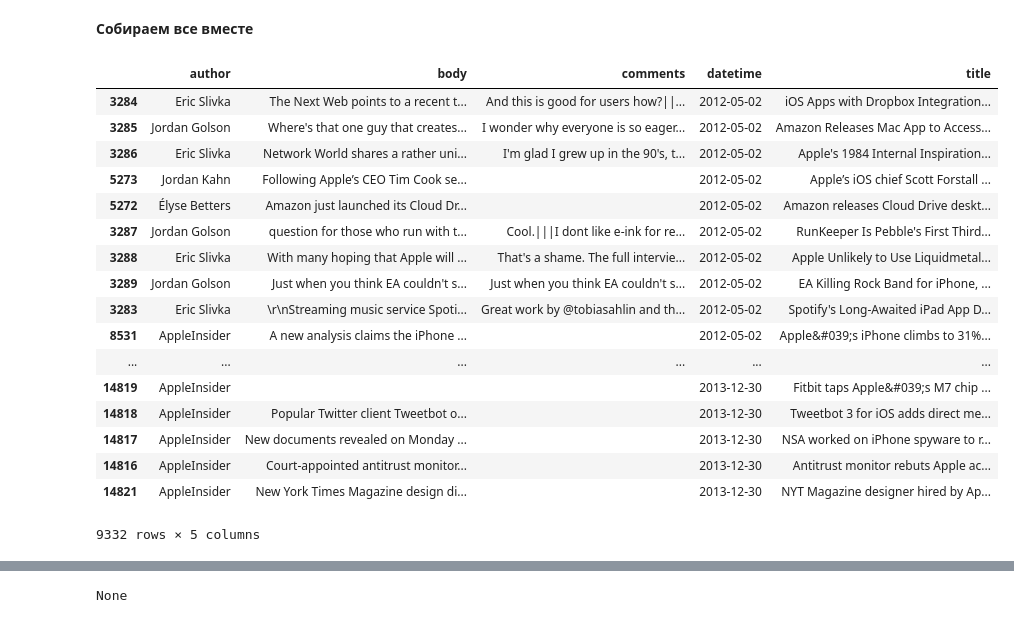
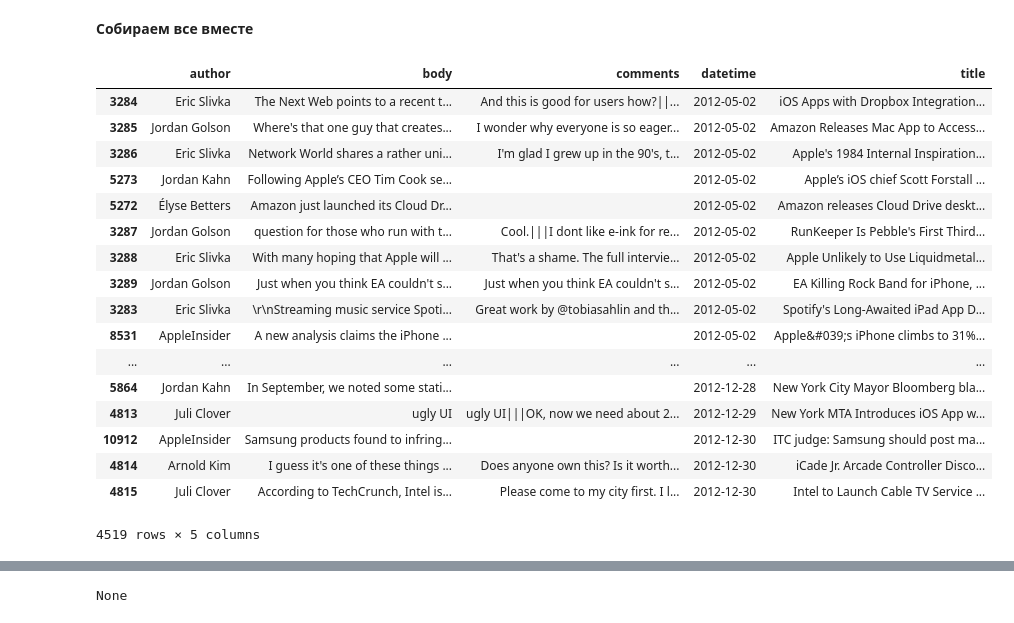
Before and after one commit to kayutenko/ExpectationsMeter, a Jupyter notebook: expectations_meter/Final.ipynb, the cells around one changed output, grey strips where cells are left out. Saved outputs shown, nothing was run; the diff lists cells and outputs as text; code cells hidden in the pictures.

```diff
--- a/expectations_meter/Final.ipynb
+++ b/expectations_meter/Final.ipynb
@@ -580,7 +617,7 @@ all_data = pd.concat([mcr, nfm ,app])
 all_data.datetime = parse_dates(list(all_data.datetime))
 all_data = all_data.sort_values('datetime')
 # del(mcr, nfm, app)
-sample = all_data.fillna('').loc[(datetime.date(2012, 5, 1) < all_data.datetime) & (all_data.datetime < datetime.date(2013, 12, 31))]
+sample = all_data.fillna('').loc[(datetime.date(2012, 5, 1) < all_data.datetime) & (all_data.datetime < datetime.date(2012, 12, 31))]
 sample
 # %% [output]
 |  | author | body | comments | datetime | title |
@@ -593,14 +630,14 @@ sample
 | 3288 | Eric Slivka | With many hoping that Apple will ... | That's a shame. The full intervie... | 2012-05-02 | Apple Unlikely to Use Liquidmetal... |
 | 3289 | Jordan Golson | Just when you think EA couldn't s... | Just when you think EA couldn't s... | 2012-05-02 | EA Killing Rock Band for iPhone, ... |
 | 3283 | Eric Slivka | \r\nStreaming music service Spoti... | Great work by @tobiasahlin and th... | 2012-05-02 | Spotify's Long-Awaited iPad App D... |
 | 8531 | AppleInsider | A new analysis claims the iPhone ... |  | 2012-05-02 | Apple&#039;s iPhone climbs to 31%... |
 | ... | ... | ... | ... | ... | ... |
-| 14819 | AppleInsider |  |  | 2013-12-30 | Fitbit taps Apple&#039;s M7 chip ... |
-| 14818 | AppleInsider | Popular Twitter client Tweetbot o... |  | 2013-12-30 | Tweetbot 3 for iOS adds direct me... |
-| 14817 | AppleInsider | New documents revealed on Monday ... |  | 2013-12-30 | NSA worked on iPhone spyware to r... |
-| 14816 | AppleInsider | Court-appointed antitrust monitor... |  | 2013-12-30 | Antitrust monitor rebuts Apple ac... |
-| 14821 | AppleInsider | New York Times Magazine design di... |  | 2013-12-30 | NYT Magazine designer hired by Ap... |
+| 5864 | Jordan Kahn | In September, we noted some stati... |  | 2012-12-28 | New York City Mayor Bloomberg bla... |
+| 4813 | Juli Clover | ugly UI | ugly UI|||OK, now we need about 2... | 2012-12-29 | New York MTA Introduces iOS App w... |
+| 10912 | AppleInsider | Samsung products found to infring... |  | 2012-12-30 | ITC judge: Samsung should post ma... |
+| 4814 | Arnold Kim | I guess it's one of these things ... | Does anyone own this? Is it worth... | 2012-12-30 | iCade Jr. Arcade Controller Disco... |
+| 4815 | Juli Clover | According to TechCrunch, Intel is... | Please come to my city first. I l... | 2012-12-30 | Intel to Launch Cable TV Service ... |
-9332 rows × 5 columns
+4519 rows × 5 columns
 # %%
 sample_leaks = sample[sample['body'].map(lambda x: bool(is_leak(x, preprocess=True)))]
 # %%
```
Also changed, not shown: parts of 9 cells of this notebook.
